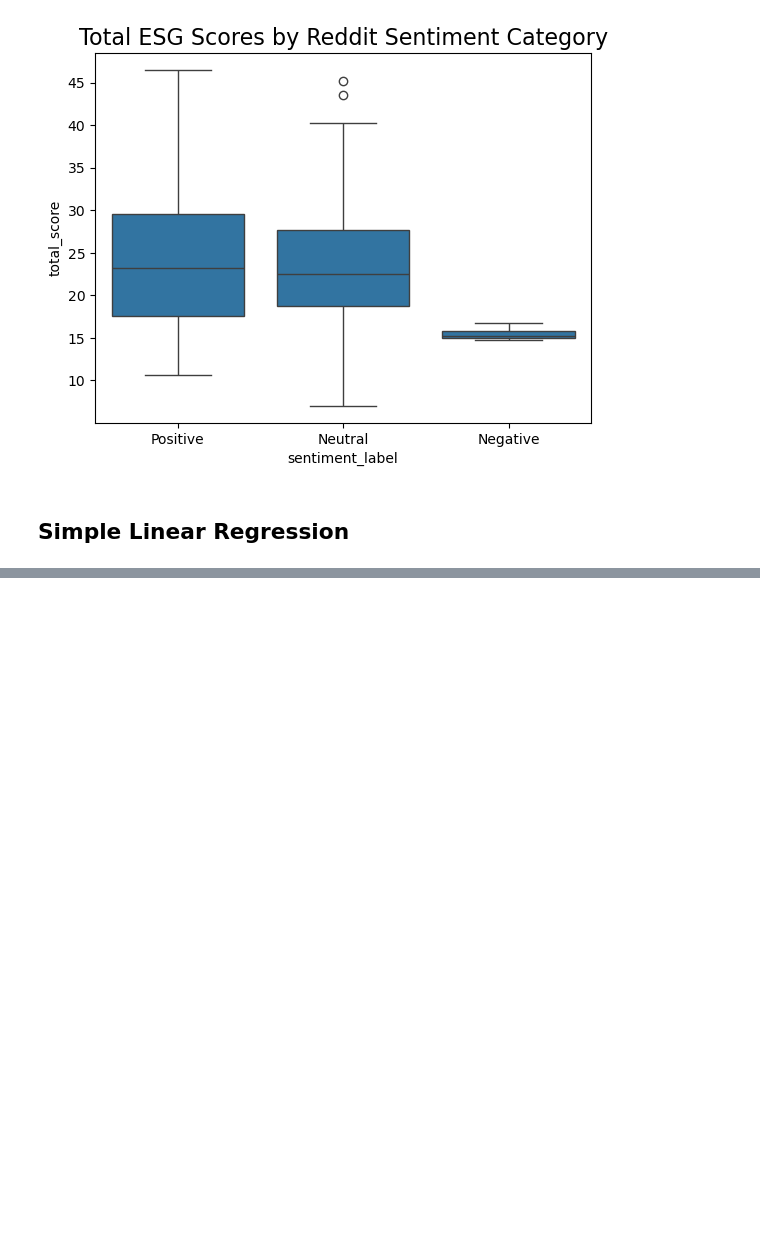
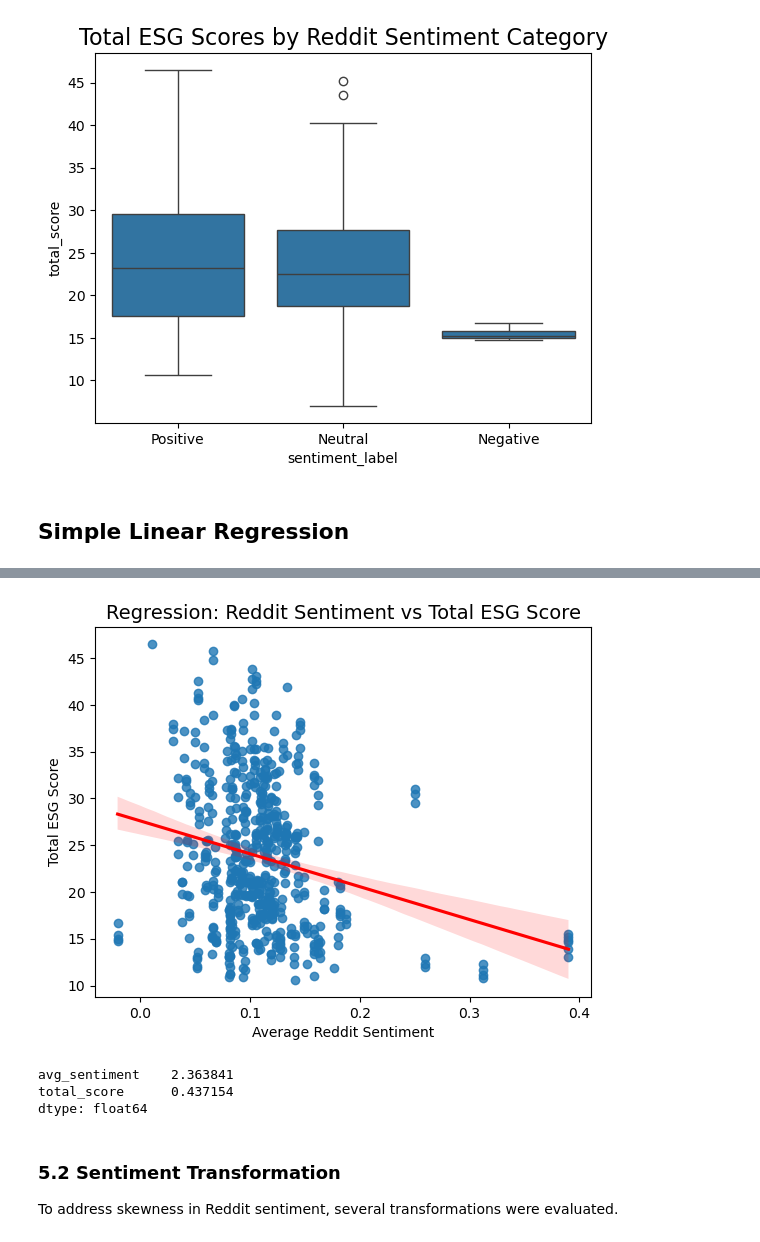
Before and after one commit to Kevan-Muthomi/Masters-CSCT-Project, a Jupyter notebook: Notebooks/Data Analysis.ipynb, the cells around one changed output, grey strips where cells are left out. Cells and saved outputs as stored; diff of their text form; code cells hidden in the pictures; blank space fills up the shorter version.

Commit message:
Polishing of Notebook and Tableau Data Preparation

```diff
--- a/Notebooks/Data Analysis.ipynb
+++ b/Notebooks/Data Analysis.ipynb
@@ -136,3 +190,6 @@ Name: count, dtype: int64
 [figure]
 # %% [markdown]
 ## Simple Linear Regression
+# %%
+clean_df = merged_df.replace([np.inf, -np.inf], np.nan).dropna(subset=["avg_sentiment", "total_score"])
+print("✅ Cleaned dataset shape:", clean_df.shape)
@@ -138,0 +229,17 @@ Name: count, dtype: int64
+# %%
+sns.regplot(data=clean_df, x="avg_sentiment", y="total_score", line_kws={"color": "red"})
+plt.title("Regression: Reddit Sentiment vs Total ESG Score", fontsize=14)
+plt.xlabel("Average Reddit Sentiment")
+plt.ylabel("Total ESG Score")
+plt.show()
+# %% [output]
+[figure, added]
+# %%
+merged_df[['avg_sentiment', 'total_score']].skew()
+# %% [output]
+avg_sentiment    2.363841
+total_score      0.437154
+dtype: float64
+# %% [markdown]
+### 5.2 Sentiment Transformation
+To address skewness in Reddit sentiment, several transformations were evaluated.
```
Also changed, not shown: parts of 36 cells of this notebook, 1 other file.
